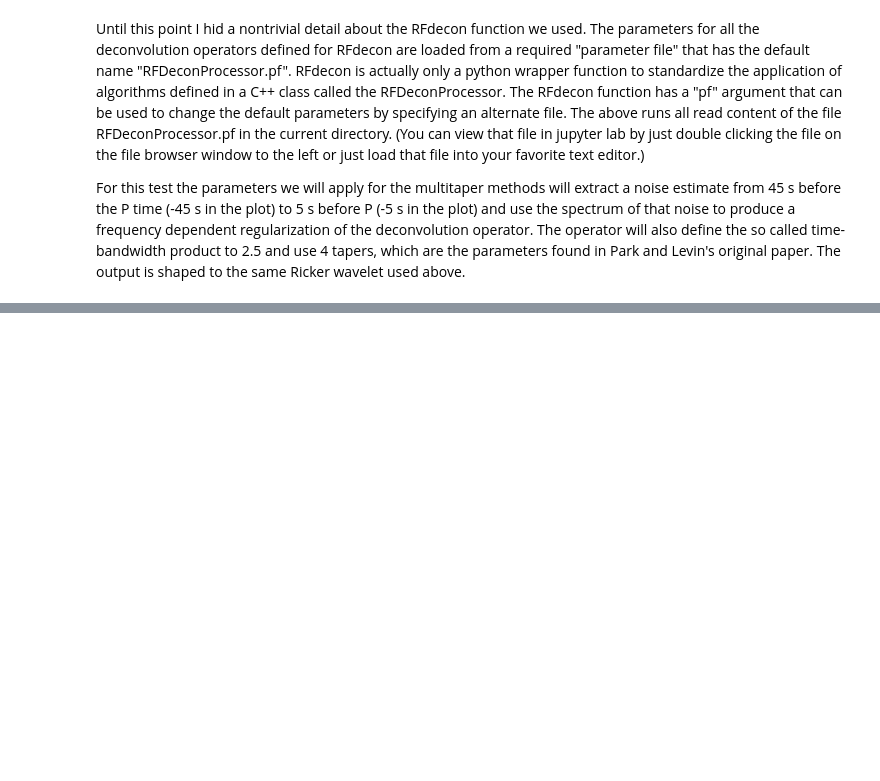
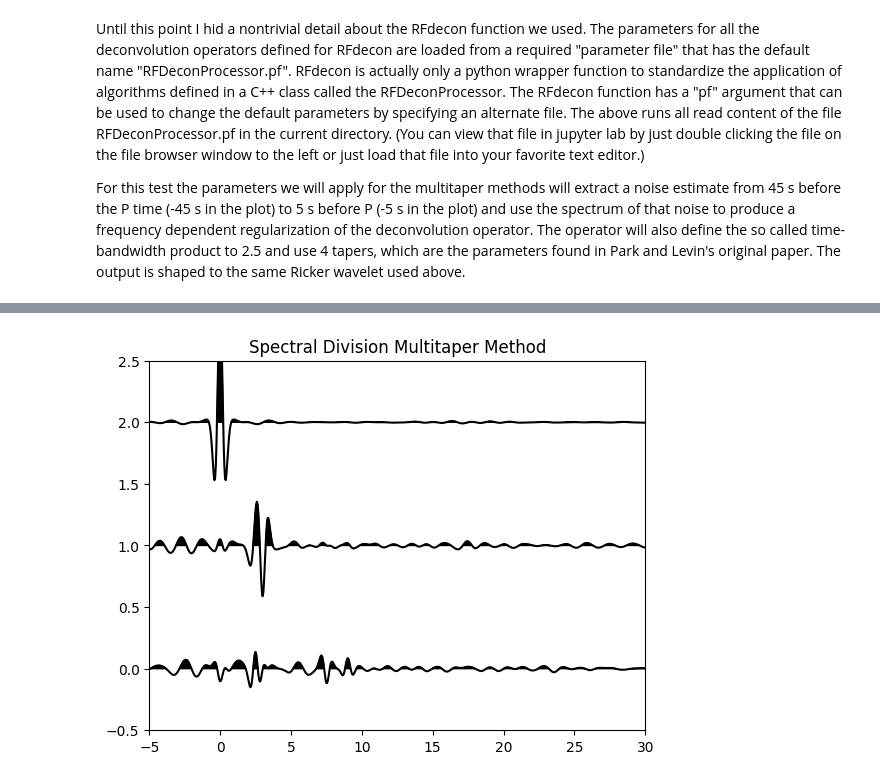
Before and after one commit to mspass-team/mspass_tutorial, a Jupyter notebook: notebooks/deconvolution_tutorial.ipynb, the cells around one changed output, grey strips where cells are left out. Drawn from its saved outputs; the diff is of its cells as text; code cells hidden in the pictures; blank space fills up the shorter version.

```diff
--- a/notebooks/deconvolution_tutorial.ipynb
+++ b/notebooks/deconvolution_tutorial.ipynb
@@ -350,0 +129,7 @@ This says the passband of the ideal output is from 0.97 to 8.0 Hz and the signal
+# %%
+decondata=RFdecon(dwn,alg="MultiTaperSpecDiv")
+plotter.title="Spectral Division Multitaper Method"
+plotter.plot(decondata)
+plt.show()
+# %% [output]
+[figure, added]
```
Also changed, not shown: parts of 61 cells of this notebook, 1 other file.
